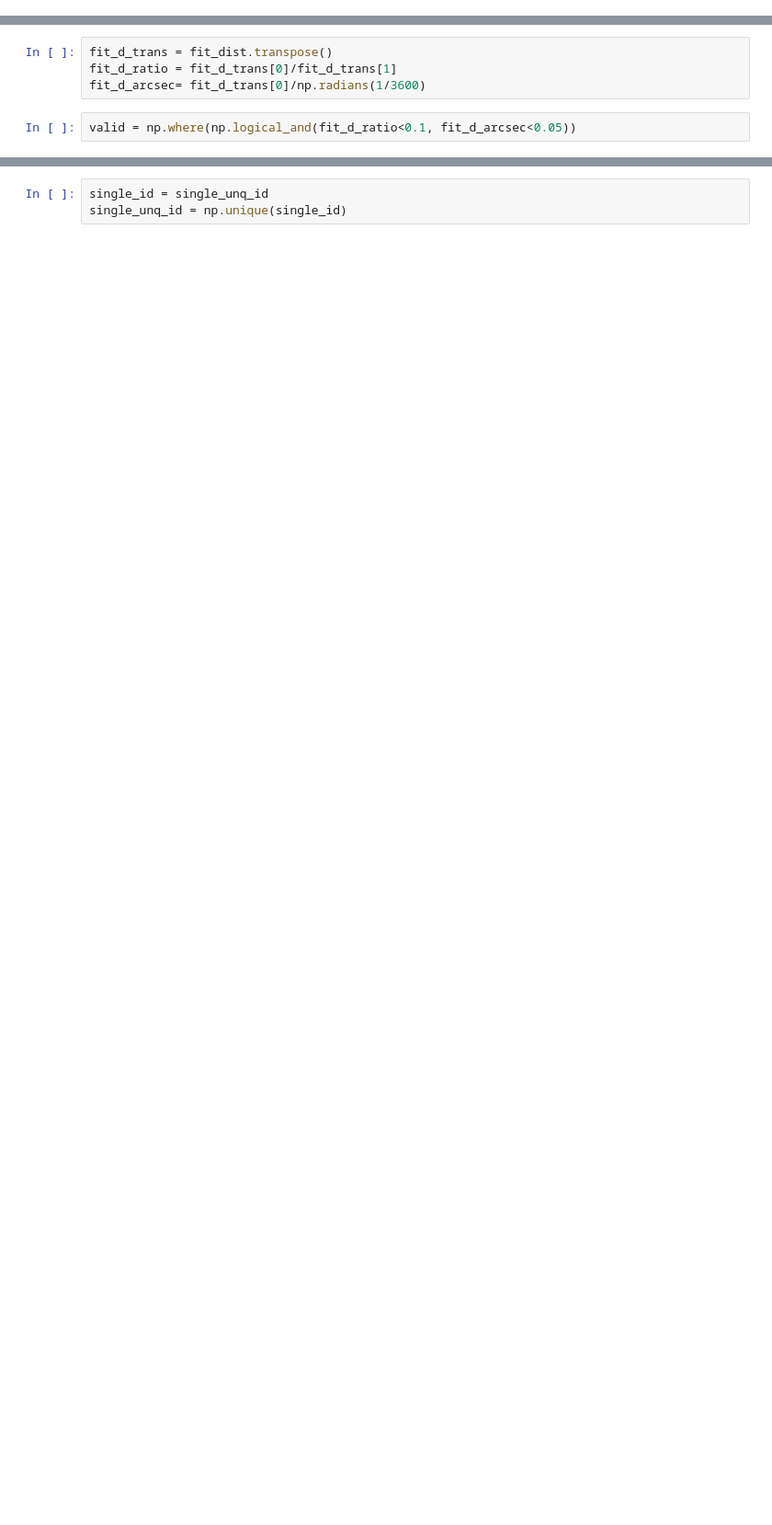
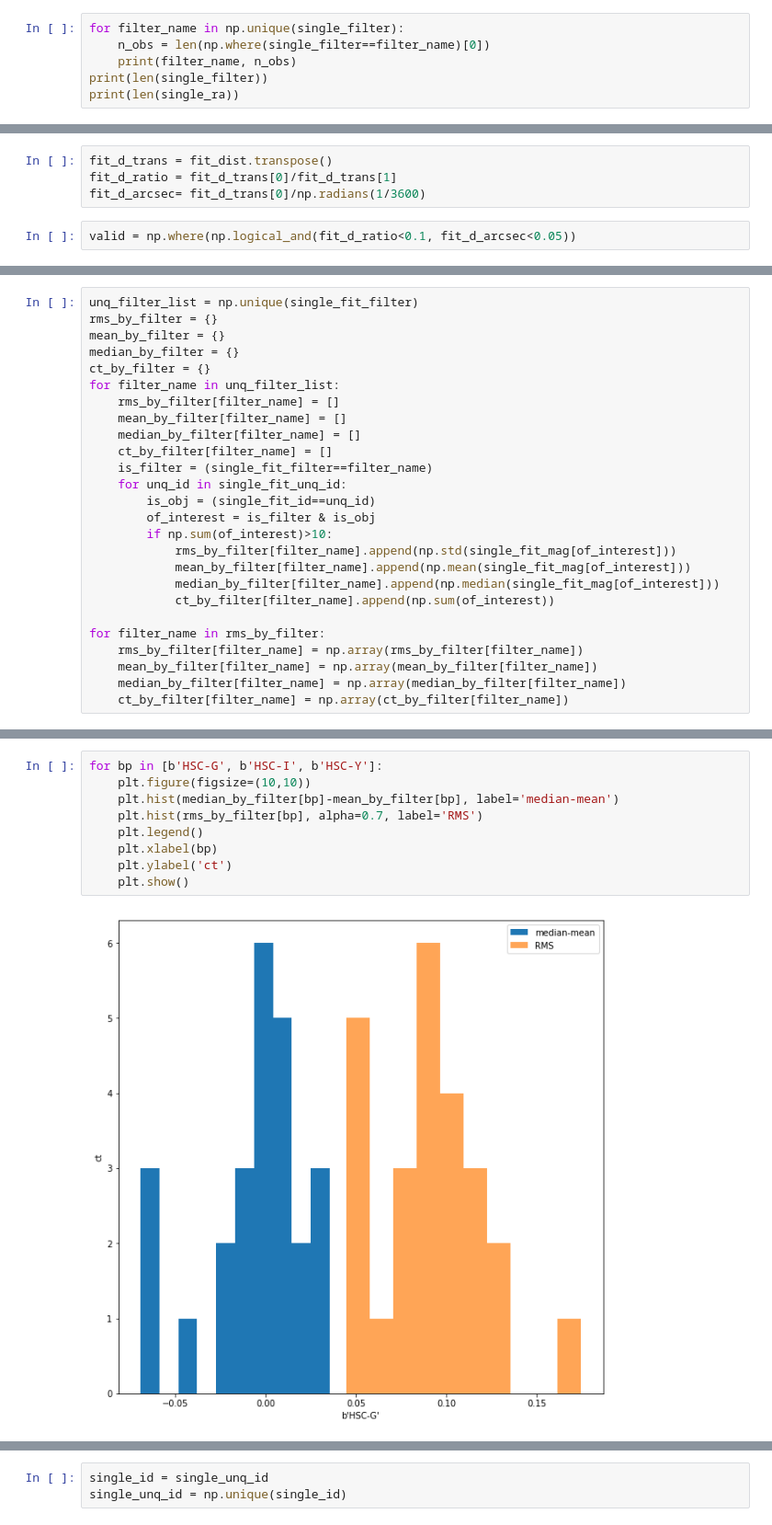
Before and after one commit to lsst-com/requirements_notebooks, a Jupyter notebook: TestCases/LVV-T389.ipynb, the cells around one changed output, grey strips where cells are left out. Shown: that part at 92% size. Cells and saved outputs as stored; diff of their text form; blank space fills up the shorter version.

Commit message:
generate some histograms

```diff
--- a/TestCases/LVV-T389.ipynb
+++ b/TestCases/LVV-T389.ipynb
@@ -283,0 +289,6 @@ True
+# %%
+for filter_name in np.unique(single_filter):
+    n_obs = len(np.where(single_filter==filter_name)[0])
+    print(filter_name, n_obs)
+print(len(single_filter))
+print(len(single_ra))
@@ -327,0 +366,26 @@ single_filter = single_filter[valid]
+# %%
+unq_filter_list = np.unique(single_fit_filter)
+rms_by_filter = {}
+mean_by_filter = {}
+median_by_filter = {}
+ct_by_filter = {}
+for filter_name in unq_filter_list:
+    rms_by_filter[filter_name] = []
+    mean_by_filter[filter_name] = []
+    median_by_filter[filter_name] = []
+    ct_by_filter[filter_name] = []
+    is_filter = (single_fit_filter==filter_name)
+    for unq_id in single_fit_unq_id:
+        is_obj = (single_fit_id==unq_id)
+        of_interest = is_filter & is_obj
+        if np.sum(of_interest)>10:
+            rms_by_filter[filter_name].append(np.std(single_fit_mag[of_interest]))
+            mean_by_filter[filter_name].append(np.mean(single_fit_mag[of_interest]))
+            median_by_filter[filter_name].append(np.median(single_fit_mag[of_interest]))
+            ct_by_filter[filter_name].append(np.sum(of_interest))
+
+for filter_name in rms_by_filter:
+    rms_by_filter[filter_name] = np.array(rms_by_filter[filter_name])
+    mean_by_filter[filter_name] = np.array(mean_by_filter[filter_name])
+    median_by_filter[filter_name] = np.array(median_by_filter[filter_name])
+    ct_by_filter[filter_name] = np.array(ct_by_filter[filter_name])
@@ -327,0 +400,11 @@ single_filter = single_filter[valid]
+# %%
+for bp in [b'HSC-G', b'HSC-I', b'HSC-Y']:
+    plt.figure(figsize=(10,10))
+    plt.hist(median_by_filter[bp]-mean_by_filter[bp], label='median-mean')
+    plt.hist(rms_by_filter[bp], alpha=0.7, label='RMS')
+    plt.legend()
+    plt.xlabel(bp)
+    plt.ylabel('ct')
+    plt.show()
+# %% [output]
+[figure, added]
```
Also changed, not shown: parts of 17 cells of this notebook.
